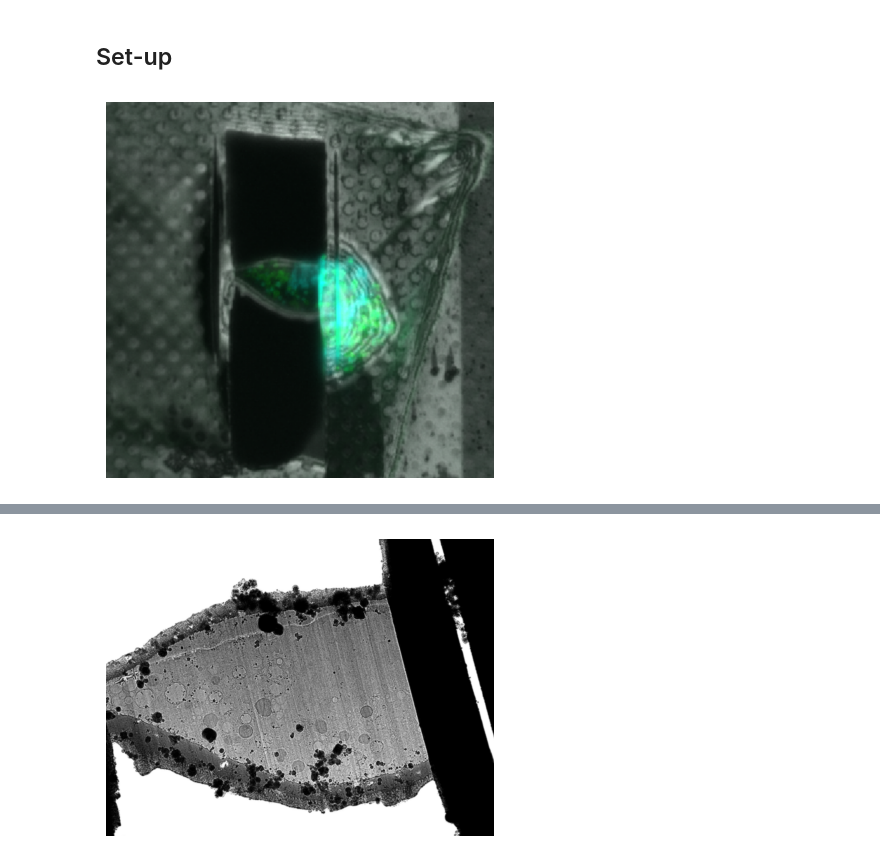
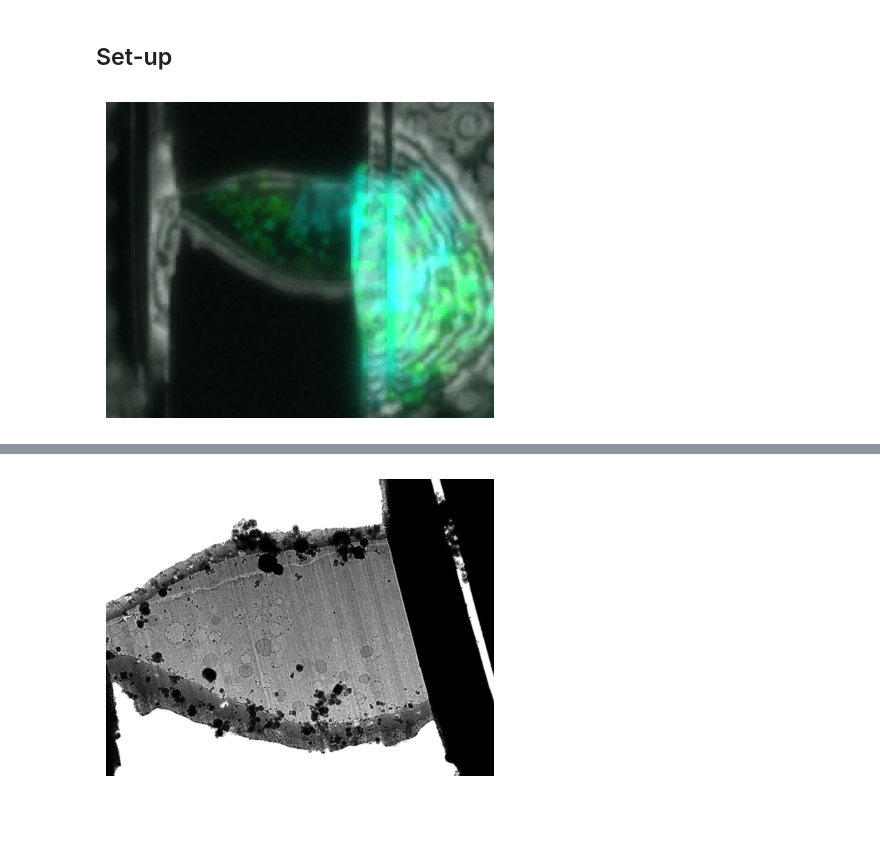
Before and after one commit to Sarztak/flm-tem-correlation, a Jupyter notebook: automatic_mask_generator_flm_tem.ipynb, the cells around one changed output, grey strips where cells are left out. Cells and saved outputs as stored; diff of their text form; code cells hidden in the pictures; blank space fills up the shorter version.

```diff
--- a/automatic_mask_generator_flm_tem.ipynb
+++ b/automatic_mask_generator_flm_tem.ipynb
@@ -87,9 +85,9 @@ mask_generator = SamAutomaticMaskGenerator(
     # min_mask_region_area=100
 )
 # %%
-image_flm_coloured = show_image('/content/flm_coloured.png')
+image_flm_coloured = show_image('/content/flm_coloured_2.png')
 # %% [output]
-[figure, old version]
+[figure, new version]
 # %%
 masks_flm_coloured = mask_generator.generate(image_flm_coloured)
 # %%
```
Also changed, not shown: parts of 23 cells of this notebook.
